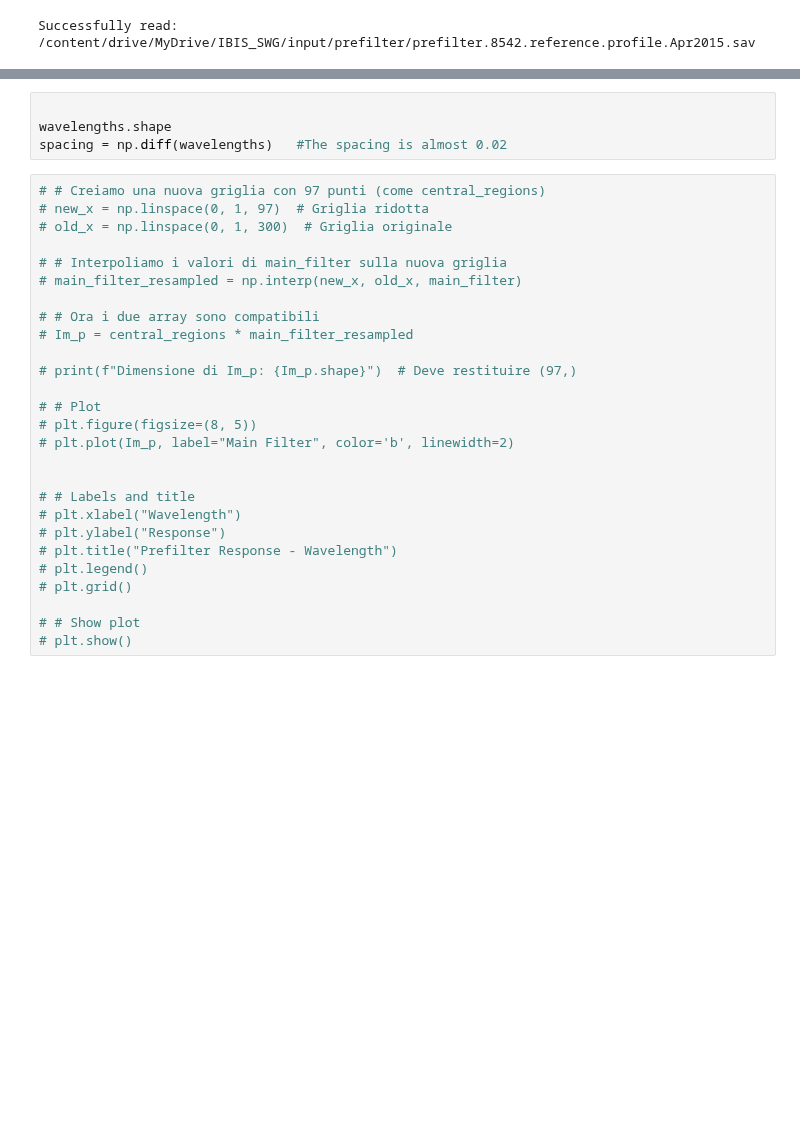
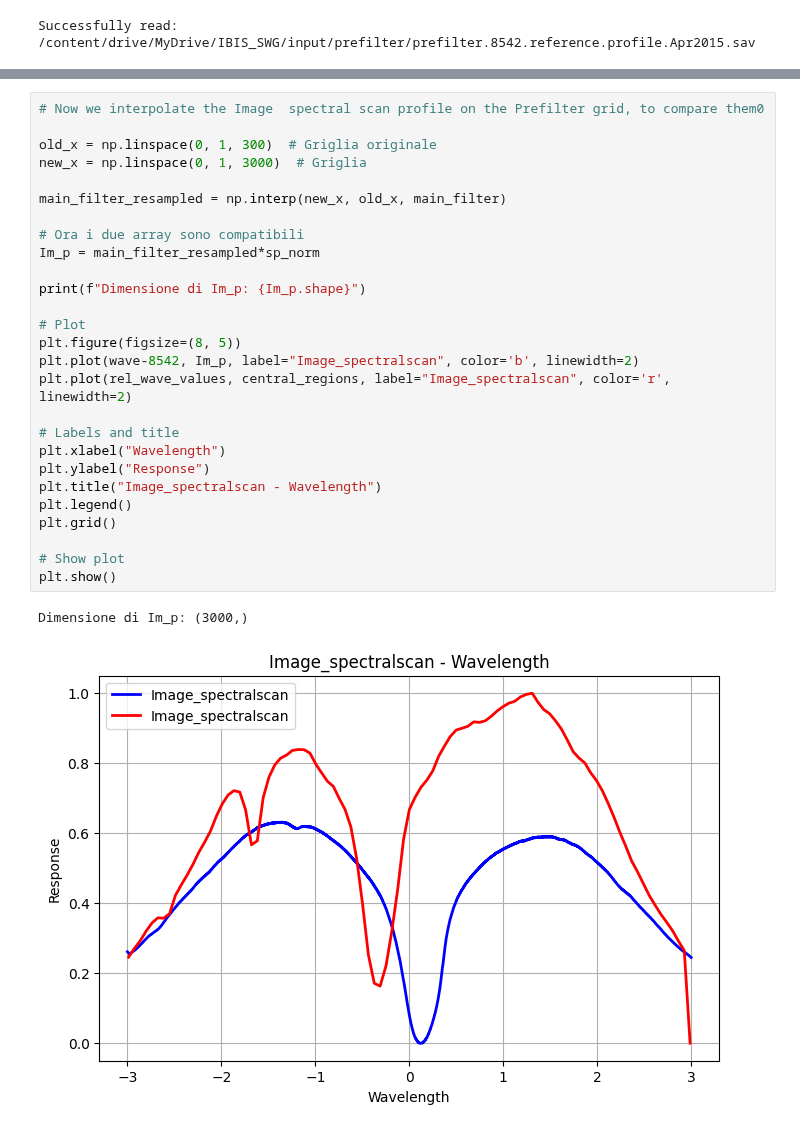
Before and after one commit to FabianaFerrente/ibis_pipeline, a Jupyter notebook: dayshift.ipynb, the cells around one changed output, grey strips where cells are left out. Cells and saved outputs as stored; diff of their text form; blank space fills up the shorter version.

```diff
--- a/dayshift.ipynb
+++ b/dayshift.ipynb
@@ -212,31 +552,30 @@ plt.show()
-# %%
-
-wavelengths.shape
-spacing = np.diff(wavelengths)   #The spacing is almost 0.02
 # %%
-# # Creiamo una nuova griglia con 97 punti (come central_regions)
-# new_x = np.linspace(0, 1, 97)  # Griglia ridotta
-# old_x = np.linspace(0, 1, 300)  # Griglia originale
+# Now we interpolate the Image  spectral scan profile on the Prefilter grid, to compare them0
 
-# # Interpoliamo i valori di main_filter sulla nuova griglia
-# main_filter_resampled = np.interp(new_x, old_x, main_filter)
+old_x = np.linspace(0, 1, 300)  # Griglia originale
+new_x = np.linspace(0, 1, 3000)  # Griglia
 
-# # Ora i due array sono compatibili
-# Im_p = central_regions * main_filter_resampled
+main_filter_resampled = np.interp(new_x, old_x, main_filter)
 
-# print(f"Dimensione di Im_p: {Im_p.shape}")  # Deve restituire (97,)
+# Ora i due array sono compatibili
+Im_p = main_filter_resampled*sp_norm
 
-# # Plot
-# plt.figure(figsize=(8, 5))
-# plt.plot(Im_p, label="Main Filter", color='b', linewidth=2)
+print(f"Dimensione di Im_p: {Im_p.shape}")
 
+# Plot
+plt.figure(figsize=(8, 5))
+plt.plot(wave-8542, Im_p, label="Image_spectralscan", color='b', linewidth=2)
+plt.plot(rel_wave_values, central_regions, label="Image_spectralscan", color='r', linewidth=2)
 
-# # Labels and title
-# plt.xlabel("Wavelength")
-# plt.ylabel("Response")
-# plt.title("Prefilter Response - Wavelength")
-# plt.legend()
-# plt.grid()
+# Labels and title
+plt.xlabel("Wavelength")
+plt.ylabel("Response")
+plt.title("Image_spectralscan - Wavelength")
+plt.legend()
+plt.grid()
 
-# # Show plot
-# plt.show()
+# Show plot
+plt.show()
+# %% [output]
+Dimensione di Im_p: (3000,)
+[figure, added]
```
Also changed, not shown: parts of 19 cells of this notebook.
